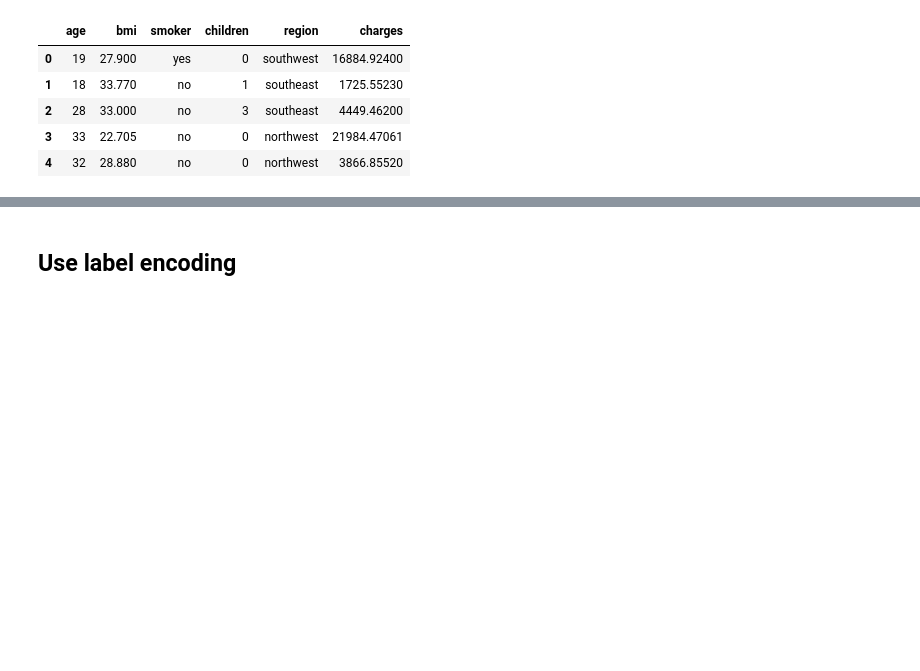
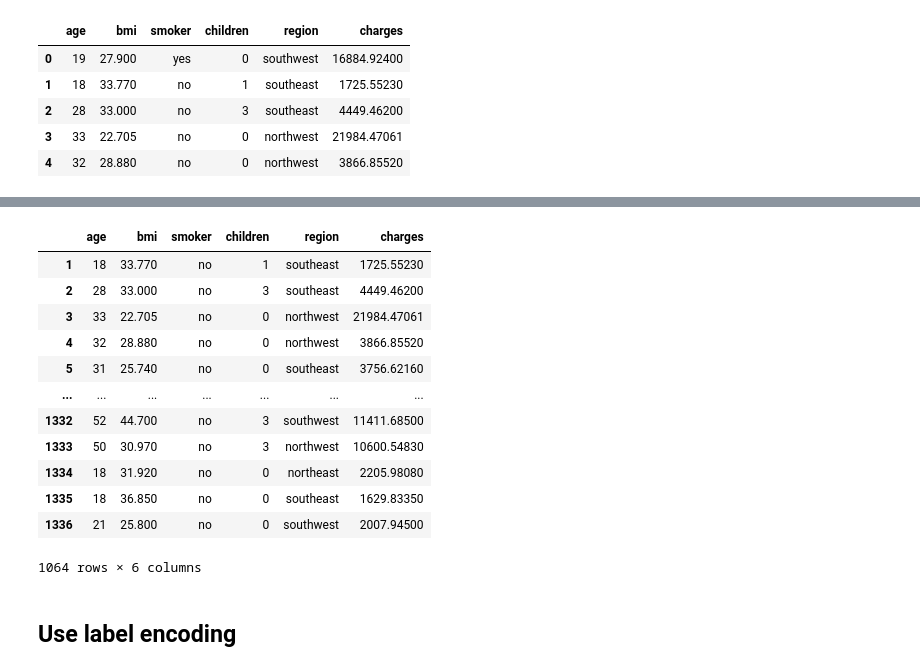
Before and after one commit to Dansah2/Dansah2_LinearRegression_4GeeksProject, a Jupyter notebook: src/explore.ipynb, the cells around one changed output, grey strips where cells are left out. Saved outputs shown, nothing was run; the diff lists cells and outputs as text; code cells hidden in the pictures; blank space fills up the shorter version.

```diff
--- a/src/explore.ipynb
+++ b/src/explore.ipynb
@@ -340,3 +321,20 @@ model_data.head()
+# %%
+non_smoker_model_data = model_data[model_data['smoker'] == 'no']
+non_smoker_model_data
+# %% [output]
+|  | age | bmi | smoker | children | region | charges |
+| 1 | 18 | 33.770 | no | 1 | southeast | 1725.55230 |
+| 2 | 28 | 33.000 | no | 3 | southeast | 4449.46200 |
+| 3 | 33 | 22.705 | no | 0 | northwest | 21984.47061 |
+| 4 | 32 | 28.880 | no | 0 | northwest | 3866.85520 |
+| 5 | 31 | 25.740 | no | 0 | southeast | 3756.62160 |
+| ... | ... | ... | ... | ... | ... | ... |
+| 1332 | 52 | 44.700 | no | 3 | southwest | 11411.68500 |
+| 1333 | 50 | 30.970 | no | 3 | northwest | 10600.54830 |
+| 1334 | 18 | 31.920 | no | 0 | northeast | 2205.98080 |
+| 1335 | 18 | 36.850 | no | 0 | southeast | 1629.83350 |
+| 1336 | 21 | 25.800 | no | 0 | southwest | 2007.94500 |
+1064 rows × 6 columns
 # %% [markdown]
 ## Use label encoding
 # %%
```
Also changed, not shown: parts of 6 cells of this notebook.
